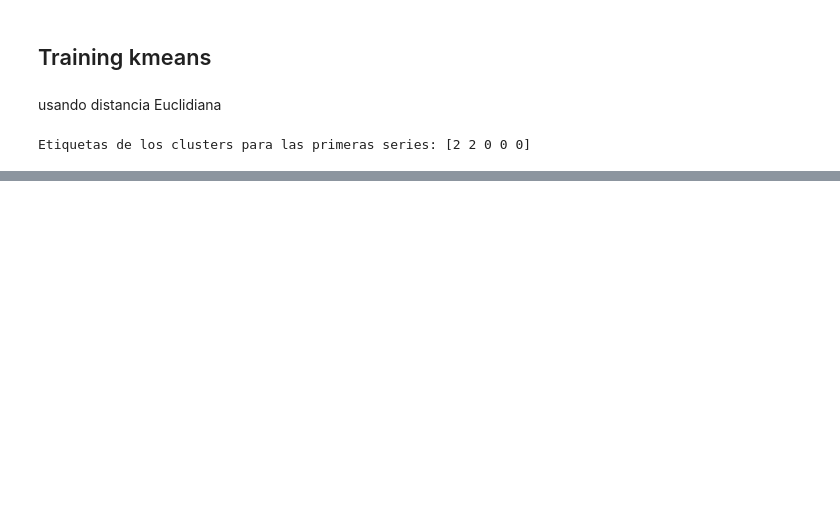
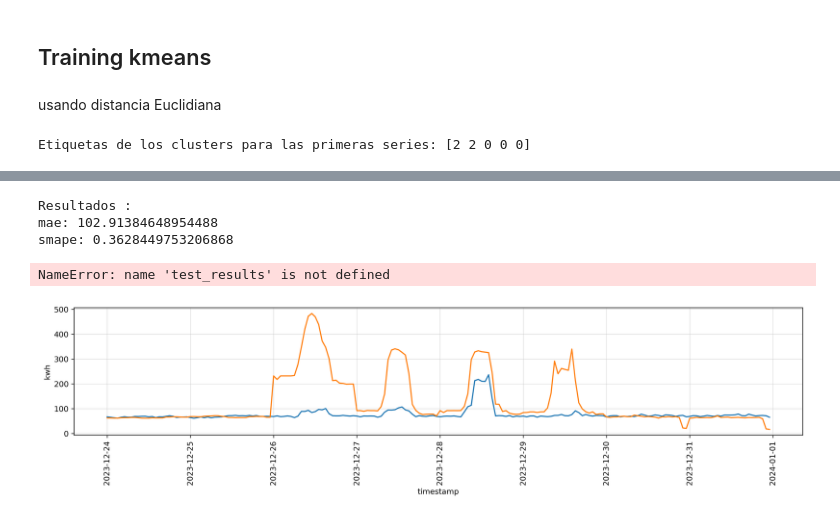
Before and after one commit to kesant/lightweight_clustered_energy_forecasts, a Jupyter notebook: notebooks/11A/4.0_kjst_distance_clustering.ipynb, the cells around one changed output, grey strips where cells are left out. Drawn from its saved outputs; the diff is of its cells as text; code cells hidden in the pictures; blank space fills up the shorter version.

```diff
--- a/notebooks/11A/4.0_kjst_distance_clustering.ipynb
+++ b/notebooks/11A/4.0_kjst_distance_clustering.ipynb
@@ -328,0 +370,5 @@ plt.show()
+# %%
+train =create_features(train)
+train =add_lags(train)
+test =create_features(test)
+test =add_lags(test)
@@ -328,0 +397,31 @@ plt.show()
+# %%
+def inference_models(cluster,data,data_cluster,models):
+    data_cluster=data_cluster.sort_index()
+    data=data.sort_index()
+    cluster_dates = data_cluster[data_cluster['Cluster'] == cluster]['Date']
+    cluster_data_infer = data[data.index.isin(cluster_dates)]
+    cluster_data_infer=cluster_data_infer.sort_index()
+    model=models[f"{cluster}"]
+    if not cluster_data_infer.empty:
+        X_infer = cluster_data_infer.drop(columns=['kwh'])
+        y_test_pred = model.predict(X_infer)
+        cluster_data_infer['predictions'] = y_test_pred
+        cluster_data_infer=cluster_data_infer.reset_index()
+        predict_df=cluster_data_infer.loc[:,["timestamp","kwh","predictions"]]
+    else:
+        print(f"No hay datos en el testeo para el Cluster {cluster}")
+        predict_df=pd.DataFrame()
+    return predict_df
+# %%
+models = {}
+train_results =pd.DataFrame()
+test_results = pd.DataFrame()
+for cluster in df_clusters['Cluster'].unique():
+    print(f"\nEntrenando modelo para el Cluster {cluster}...")
+    modelo,prediction_train=entrenamiento_modelo(cluster,train,df_clusters)
+    models[f"{cluster}"]=modelo
+    train_results=pd.concat([train_results, prediction_train], ignore_index=True)
+    inference=inference_models(cluster,test,df_clusters,models)
+    test_results=pd.concat([test_results, inference], ignore_index=True)
+train_results=train_results.sort_values(by="timestamp")
+test_results=test_results.sort_values(by="timestamp")
@@ -328,0 +438,25 @@ plt.show()
+# %%
+mse = np.sqrt(mean_squared_error(test_results["kwh"], test_results["predictions"]))
+
+smape_score=smape(test_results["kwh"], test_results["predictions"])
+# Mostrar resultados finales
+print("\nResultados :")
+print("mae:", mse)
+print("smape:", smape_score)
+# %% [output]
+Resultados :
+mae: 102.91384648954488
+smape: 0.3628449753206868
+# %%
+test_results.head()
+# %% [output]
+NameError: name 'test_results' is not defined
+# %%
+plt.rcParams.update({'figure.figsize': (17, 3), 'figure.dpi':300})
+fig, ax = plt.subplots()
+sns.lineplot(data=test_results, x='timestamp', y='kwh')
+sns.lineplot(data=test_results, x='timestamp', y='predictions')
+plt.grid(linestyle='-', linewidth=0.3)
+ax.tick_params(axis='x', rotation=90)
+# %% [output]
+[figure, added]
```
Also changed, not shown: parts of 16 cells of this notebook.
